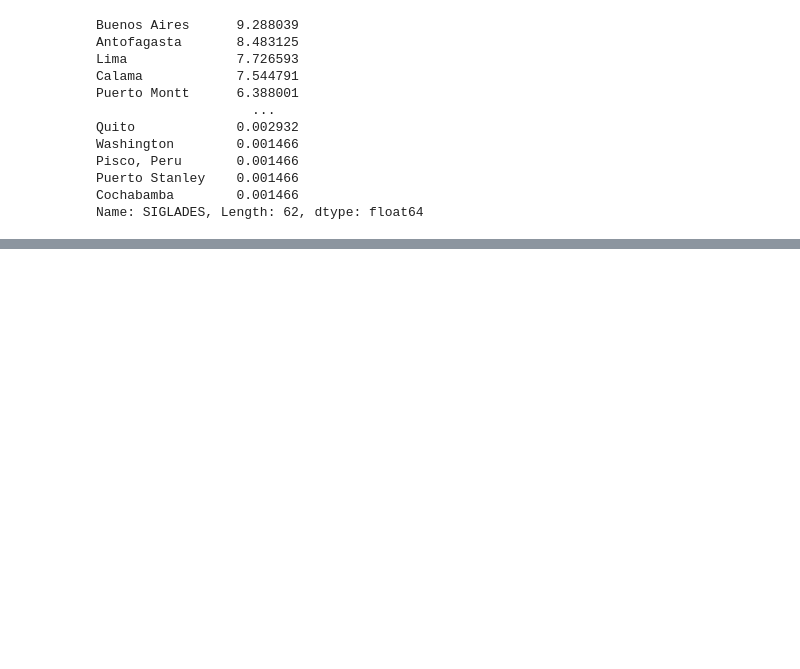
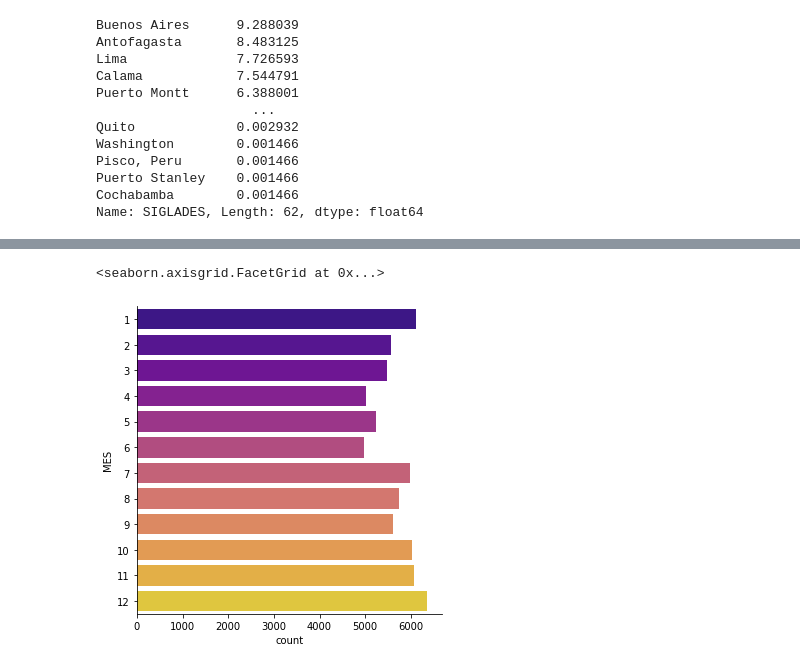
Before and after one commit to samuelsoc/Data-Scientist-Challenge, a Jupyter notebook: solution.ipynb, the cells around one changed output, grey strips where cells are left out. Drawn from its saved outputs; the diff is of its cells as text; code cells hidden in the pictures; blank space fills up the shorter version.

```diff
--- a/solution.ipynb
+++ b/solution.ipynb
@@ -57,0 +130,11 @@ Name: SIGLADES, Length: 62, dtype: float64
+# %%
+# DISTRIBUCION VUELOS POR MES
+sns.catplot(
+    data=data,
+    y='MES',
+    kind='count',
+    palette='plasma'
+)
+# %% [output]
+<seaborn.axisgrid.FacetGrid at 0x...>
+[figure, added]
```
Also changed, not shown: parts of 12 cells of this notebook.
